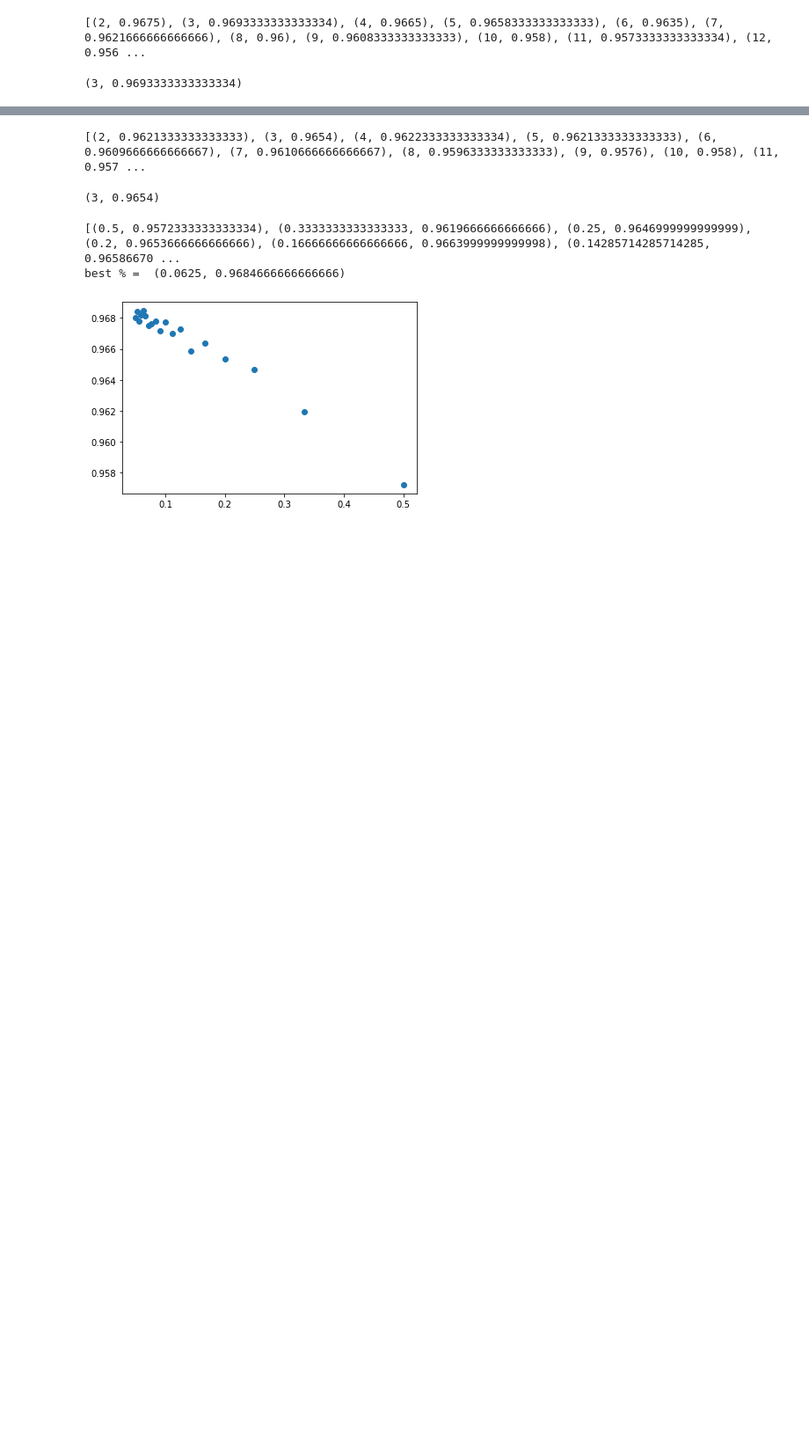
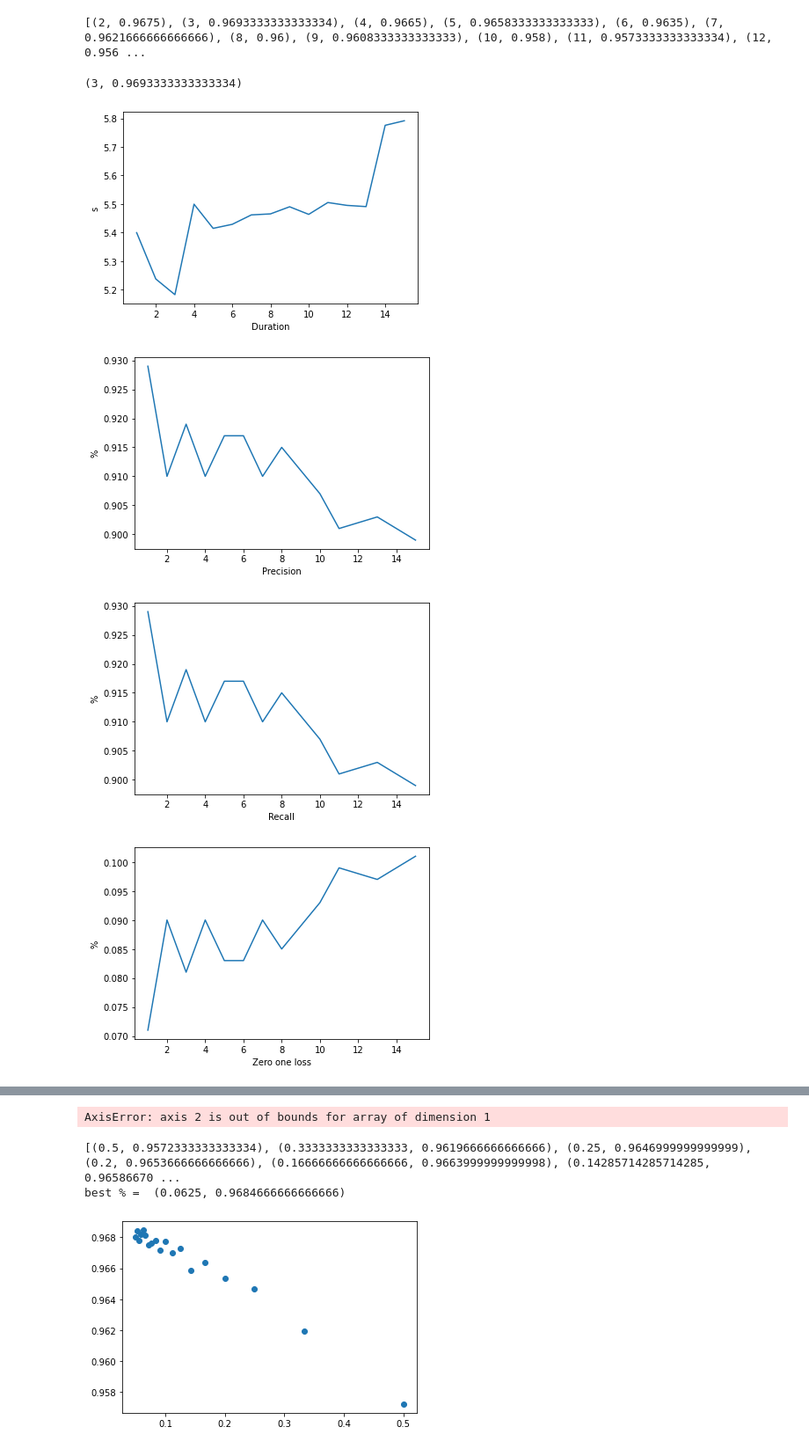
Before and after one commit to sandrrr/TP_supervised-learning, a Jupyter notebook: TP1_SV.ipynb, the cells around one changed output, grey strips where cells are left out. Shown at 88% size. Cells and saved outputs as stored; diff of their text form; code cells hidden in the pictures; blank space fills up the shorter version.

Commit message:
Add a notebook to display diagrams

```diff
--- a/TP1_SV.ipynb
+++ b/TP1_SV.ipynb
@@ -48,7 +48,7 @@ clf.score(xtest, ytest)
 import numpy as np
 from sklearn.model_selection import KFold
 # %%
-indices = np.random.randint(70000,size=30000)
+indices = np.random.randint(70000,size=5000)
 mnist_5000_data = mnist.data[indices]
 mnist_5000_target = mnist.target[indices]
 mnist.data.shape
@@ -80,3 +80,25 @@ max(scores, key=lambda x: x[1])
 # %% [output]
 [(2, 0.9675), (3, 0.9693333333333334), (4, 0.9665), (5, 0.9658333333333333), (6, 0.9635), (7, 0.9621666666666666), (8, 0.96), (9, 0.9608333333333333), (10, 0.958), (11, 0.9573333333333334), (12, 0.956 ...
 (3, 0.9693333333333334)
+# %%
+label = []
+duration = []
+expected = []
+actual = []
+
+x_train,  x_test,  y_train,  y_test  =  train_test_split(mnist_5000_data, mnist_5000_target, train_size=0.8)
+for k in range(1,15+1):
+    start_time = time.time()
+    classif = neighbors.KNeighborsClassifier(k)
+    classif.fit(x_train, y_train)
+    actual.append(classif.predict(x_test))
+    expected.append(y_test)
+    duration.append(time.time() - start_time)
+    label.append(k)
+
+plot_analysis(label, duration, expected, actual)
+# %% [output]
+[figure, added]
+[figure, added]
+[figure, added]
+[figure, added]
@@ -98,8 +121,7 @@ for k in range(2,15+1):
 print(scores)
 max(scores, key=lambda x: x[1])
 # %% [output]
-[(2, 0.9621333333333333), (3, 0.9654), (4, 0.9622333333333334), (5, 0.9621333333333333), (6, 0.9609666666666667), (7, 0.9610666666666667), (8, 0.9596333333333333), (9, 0.9576), (10, 0.958), (11, 0.957 ...
+AxisError: axis 2 is out of bounds for array of dimension 1
-(3, 0.9654)
 # %%
 scores = []
 
```
Also changed, not shown: parts of 7 cells of this notebook, 2 other files.
